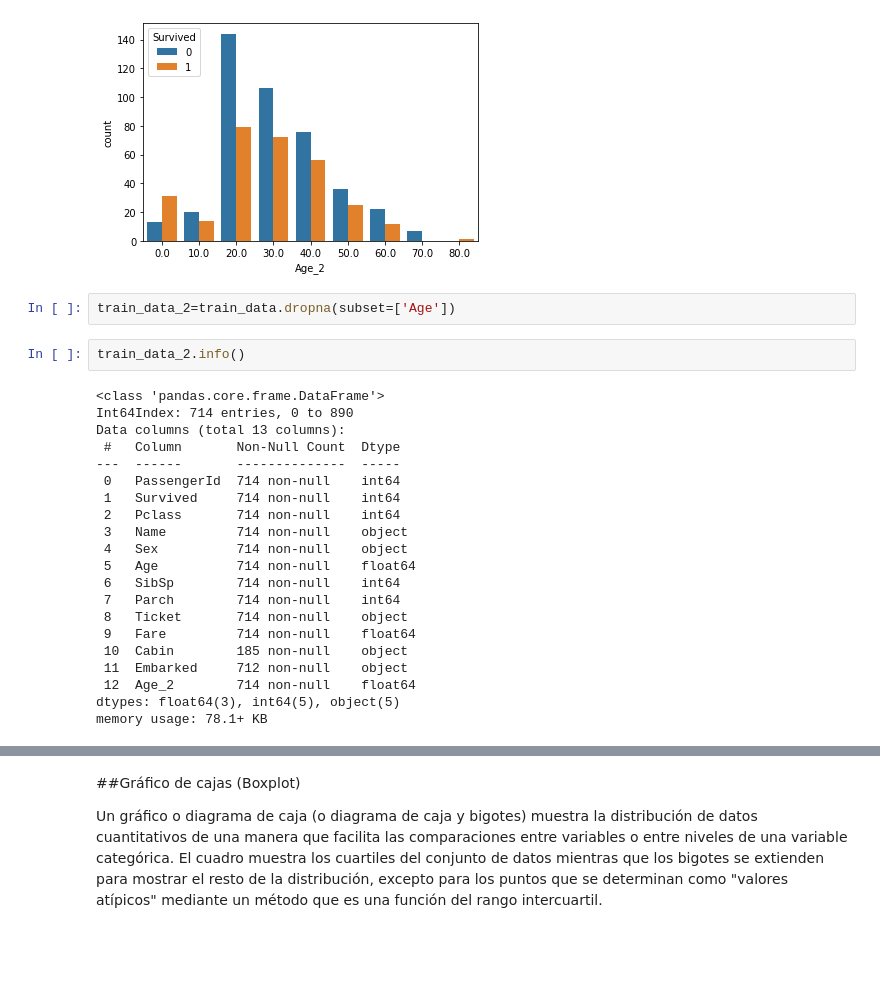
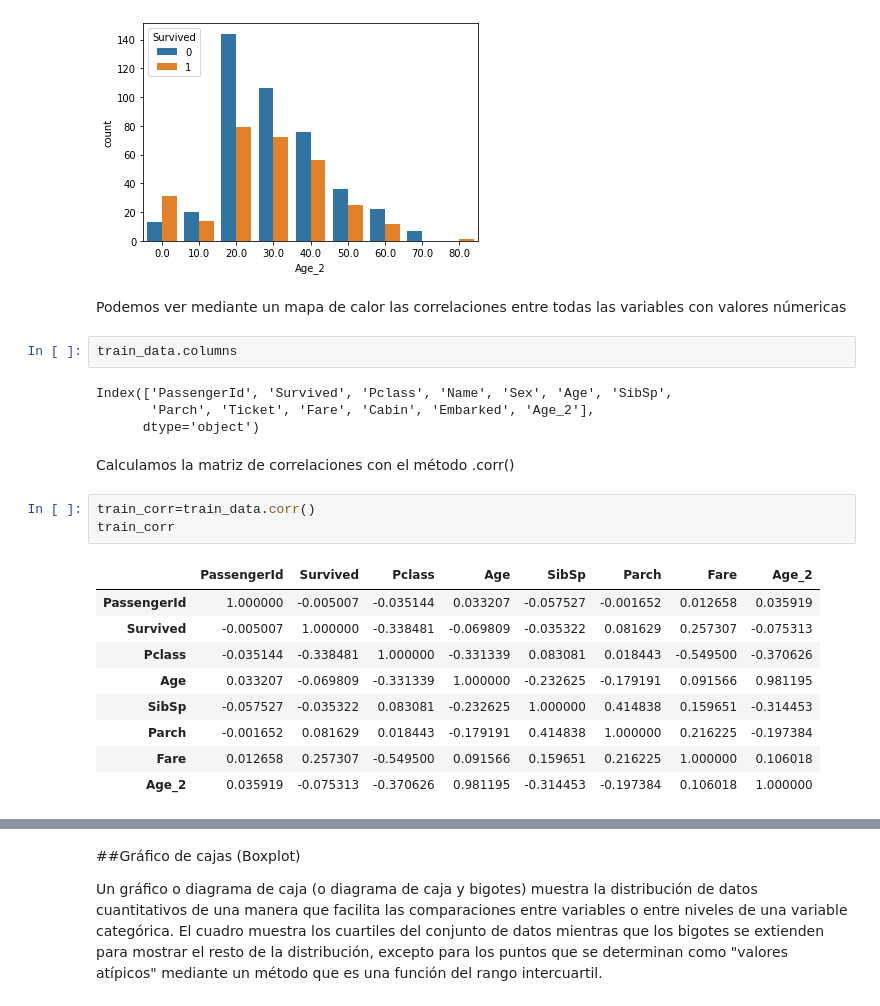
Before and after one commit to wilmerod/Curso-de-introduccion-a-Big-Data-Parte-2-nov2021, a Jupyter notebook: 8_EDA_Titanic.ipynb, the cells around one changed output, grey strips where cells are left out. Drawn from its saved outputs; the diff is of its cells as text; blank space fills up the shorter version.

```diff
--- a/8_EDA_Titanic.ipynb
+++ b/8_EDA_Titanic.ipynb
@@ -666,28 +598,26 @@ sns.countplot(data=train_data, x="Age_2", hue="Survived")
 plt.show()
 # %% [output]
 [figure]
-# %%
-train_data_2=train_data.dropna(subset=['Age'])
-# %%
-train_data_2.info()
-# %% [output]
-<class 'pandas.core.frame.DataFrame'>
-Int64Index: 714 entries, 0 to 890
-Data columns (total 13 columns):
- #   Column       Non-Null Count  Dtype
----  ------       --------------  -----
- 0   PassengerId  714 non-null    int64
- 1   Survived     714 non-null    int64
- 2   Pclass       714 non-null    int64
- 3   Name         714 non-null    object
- 4   Sex          714 non-null    object
- 5   Age          714 non-null    float64
- 6   SibSp        714 non-null    int64
- 7   Parch        714 non-null    int64
- 8   Ticket       714 non-null    object
- 9   Fare         714 non-null    float64
- 10  Cabin        185 non-null    object
- 11  Embarked     712 non-null    object
- 12  Age_2        714 non-null    float64
-dtypes: float64(3), int64(5), object(5)
-memory usage: 78.1+ KB
+# %% [markdown]
+Podemos ver mediante un mapa de calor las correlaciones entre todas las variables con valores númericas
+# %%
+train_data.columns
+# %% [output]
+Index(['PassengerId', 'Survived', 'Pclass', 'Name', 'Sex', 'Age', 'SibSp',
+       'Parch', 'Ticket', 'Fare', 'Cabin', 'Embarked', 'Age_2'],
+      dtype='object')
+# %% [markdown]
+Calculamos la matriz de correlaciones con el método .corr()
+# %%
+train_corr=train_data.corr()
+train_corr
+# %% [output]
+|  | PassengerId | Survived | Pclass | Age | SibSp | Parch | Fare | Age_2 |
+| PassengerId | 1.000000 | -0.005007 | -0.035144 | 0.033207 | -0.057527 | -0.001652 | 0.012658 | 0.035919 |
+| Survived | -0.005007 | 1.000000 | -0.338481 | -0.069809 | -0.035322 | 0.081629 | 0.257307 | -0.075313 |
+| Pclass | -0.035144 | -0.338481 | 1.000000 | -0.331339 | 0.083081 | 0.018443 | -0.549500 | -0.370626 |
+| Age | 0.033207 | -0.069809 | -0.331339 | 1.000000 | -0.232625 | -0.179191 | 0.091566 | 0.981195 |
+| SibSp | -0.057527 | -0.035322 | 0.083081 | -0.232625 | 1.000000 | 0.414838 | 0.159651 | -0.314453 |
+| Parch | -0.001652 | 0.081629 | 0.018443 | -0.179191 | 0.414838 | 1.000000 | 0.216225 | -0.197384 |
+| Fare | 0.012658 | 0.257307 | -0.549500 | 0.091566 | 0.159651 | 0.216225 | 1.000000 | 0.106018 |
+| Age_2 | 0.035919 | -0.075313 | -0.370626 | 0.981195 | -0.314453 | -0.197384 | 0.106018 | 1.000000 |
```
Also changed, not shown: parts of 14 cells of this notebook.
